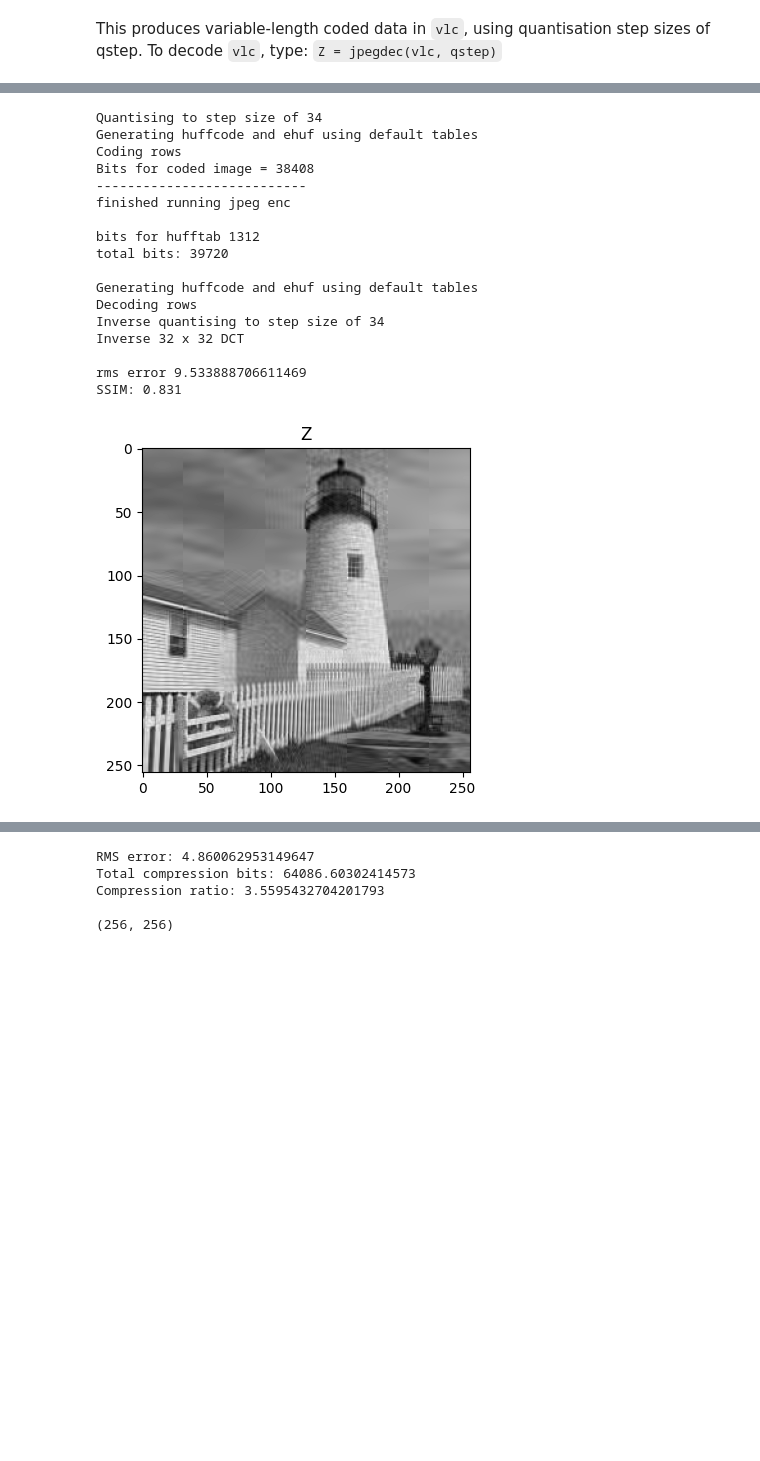
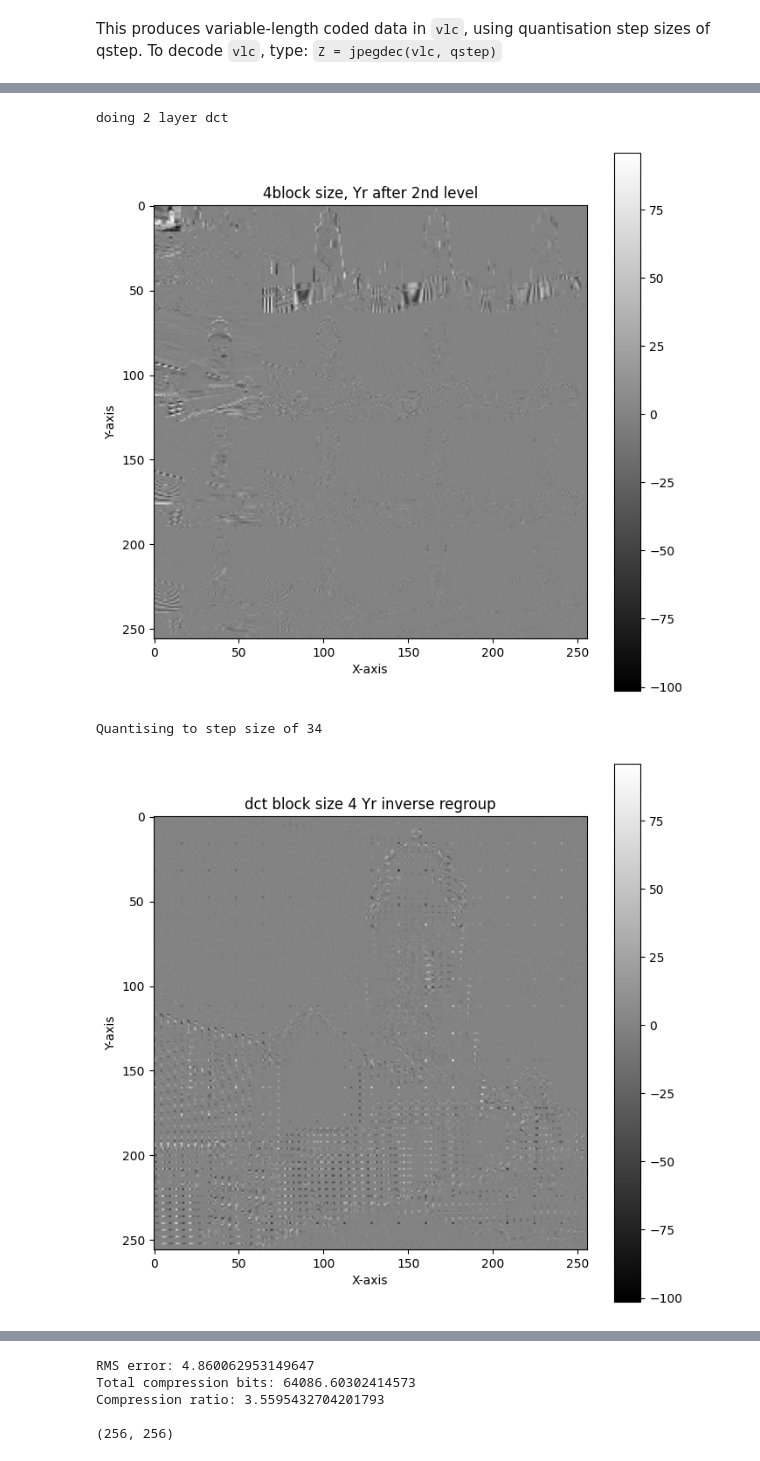
Before and after one commit to AndrewKeYanzhe/cued_sf2_lab-master, a Jupyter notebook: 12-huffman.ipynb, the cells around one changed output, grey strips where cells are left out. Cells and saved outputs as stored; diff of their text form; code cells hidden in the pictures; blank space fills up the shorter version.

Commit message:
dct 2 layers partially working

```diff
--- a/12-huffman.ipynb
+++ b/12-huffman.ipynb
@@ -212,14 +212,19 @@ for step in decimal_range_stepsize:
         optimal_step_size = step
         break
 
-N=32
-M=32
+N=4
+M=4
 
 optimal_step_size = 34 #debug TODO remove
 
-print("optimal step",optimal_step_size)
+print("chosen step",optimal_step_size)
 print("\nrunning jpeg enc\n---------------------------")
-vlc, hufftab = jpegenc(X, optimal_step_size, N=N, M=M)
+
+
+# ************************************
+vlc, hufftab = jpegenc(X, optimal_step_size, N=N, M=M, levels=2, dcbits=8)
+
+
 print("---------------------------\nfinished running jpeg enc\n")
 
 bits_for_coded_image = sum(vlc[:, 1])
@@ -227,7 +232,8 @@ bits_for_hufftab = 16 + max(hufftab.huffval.shape)*8
 print("bits for hufftab",bits_for_hufftab)
 print("total bits:",bits_for_coded_image+bits_for_hufftab,"\n")
 
-Z = jpegdec(vlc, optimal_step_size, N=N, M=M)
+# ************************************
+Z = jpegdec(vlc, optimal_step_size, N=N, M=M,dcbits=8, levels=2)
 print("rms error",np.std(X-Z))
 
 ssim_index = calculate_ssim( X , Z)
@@ -254,18 +261,4 @@ Forward 32 x 32 DCT
-Quantising to step size of 34
-Generating huffcode and ehuf using default tables
-Coding rows
-Bits for coded image = 38408
----------------------------
-finished running jpeg enc
-
-bits for hufftab 1312
-total bits: 39720
-
-Generating huffcode and ehuf using default tables
-Decoding rows
-Inverse quantising to step size of 34
-Inverse 32 x 32 DCT
-
-rms error 9.533888706611469
-SSIM: 0.831
+doing 2 layer dct
-[figure, old version]
+[figure, new version]
+Quantising to step size of 34
+[figure, added]
```
Also changed, not shown: parts of 2 cells of this notebook, 1 other file.
